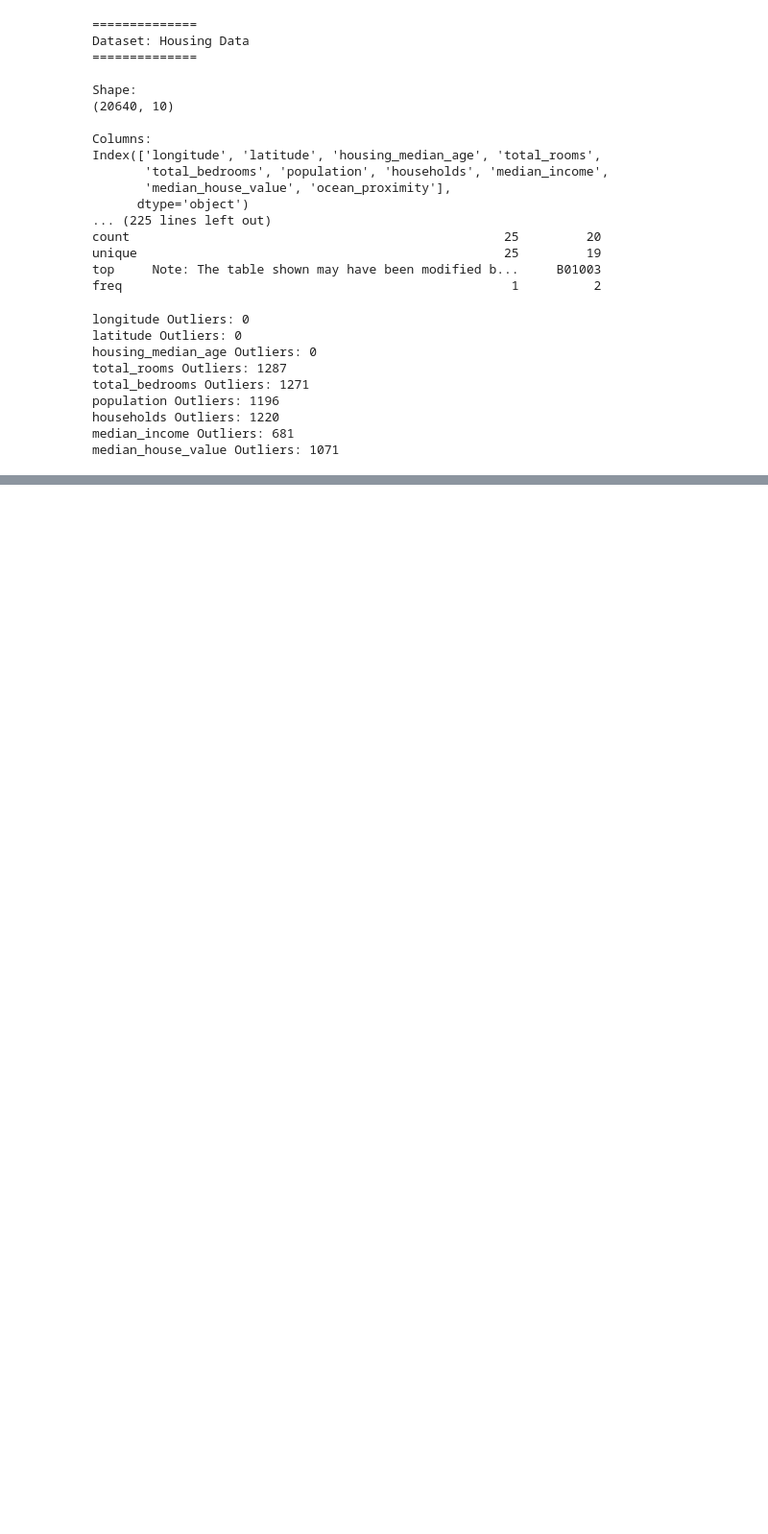
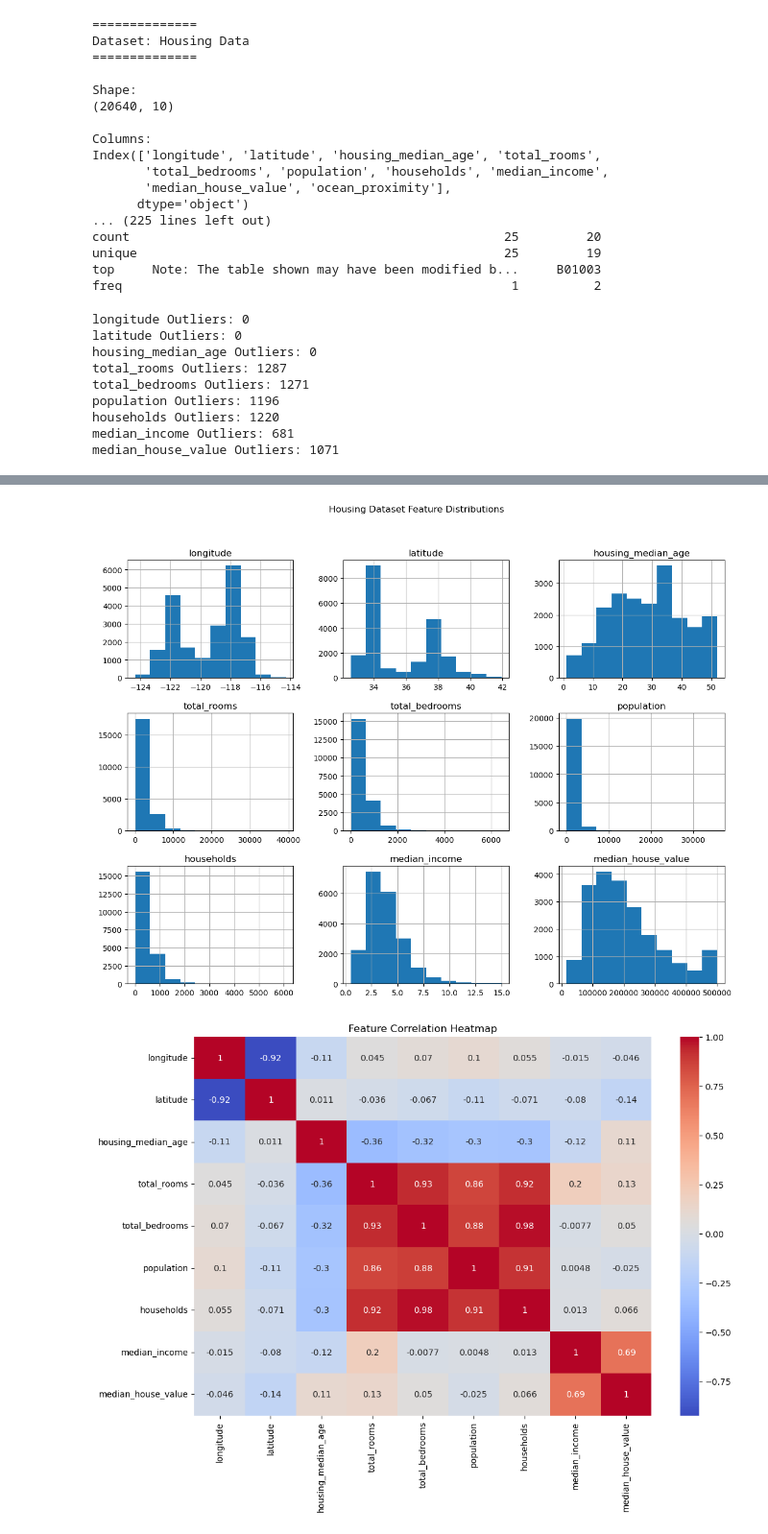
Before and after one commit to Deepking1996/ADS-508_Group_6_Final_Team_Project-, a Jupyter notebook: Data_Exploration.ipynb, the cells around one changed output, grey strips where cells are left out. Shown at 96% size. Cells and saved outputs as stored; diff of their text form; code cells hidden in the pictures; blank space fills up the shorter version.

```diff
--- a/Data_Exploration.ipynb
+++ b/Data_Exploration.ipynb
@@ -93,0 +108,27 @@ median_house_value Outliers: 1071
+# %%
+import matplotlib.pyplot as plt
+import seaborn as sns
+
+# Histogram visualization
+housing.hist(figsize=(14,10))
+plt.suptitle("Housing Dataset Feature Distributions")
+plt.show()
+
+# Correlation heatmap using only numeric columns
+numeric_housing = housing.select_dtypes(include=['number'])
+
+plt.figure(figsize=(12,8))
+sns.heatmap(numeric_housing.corr(), cmap="coolwarm", annot=True)
+plt.title("Feature Correlation Heatmap")
+plt.show()
+
+# Median income vs house value
+plt.figure(figsize=(8,6))
+plt.scatter(housing["median_income"], housing["median_house_value"], alpha=0.2)
+plt.title("Median Income vs House Value")
+plt.xlabel("Median Income")
+plt.ylabel("Median House Value")
+plt.show()
+# %% [output]
+[figure, added]
+[figure, added]
```
Also changed, not shown: parts of 3 cells of this notebook.
